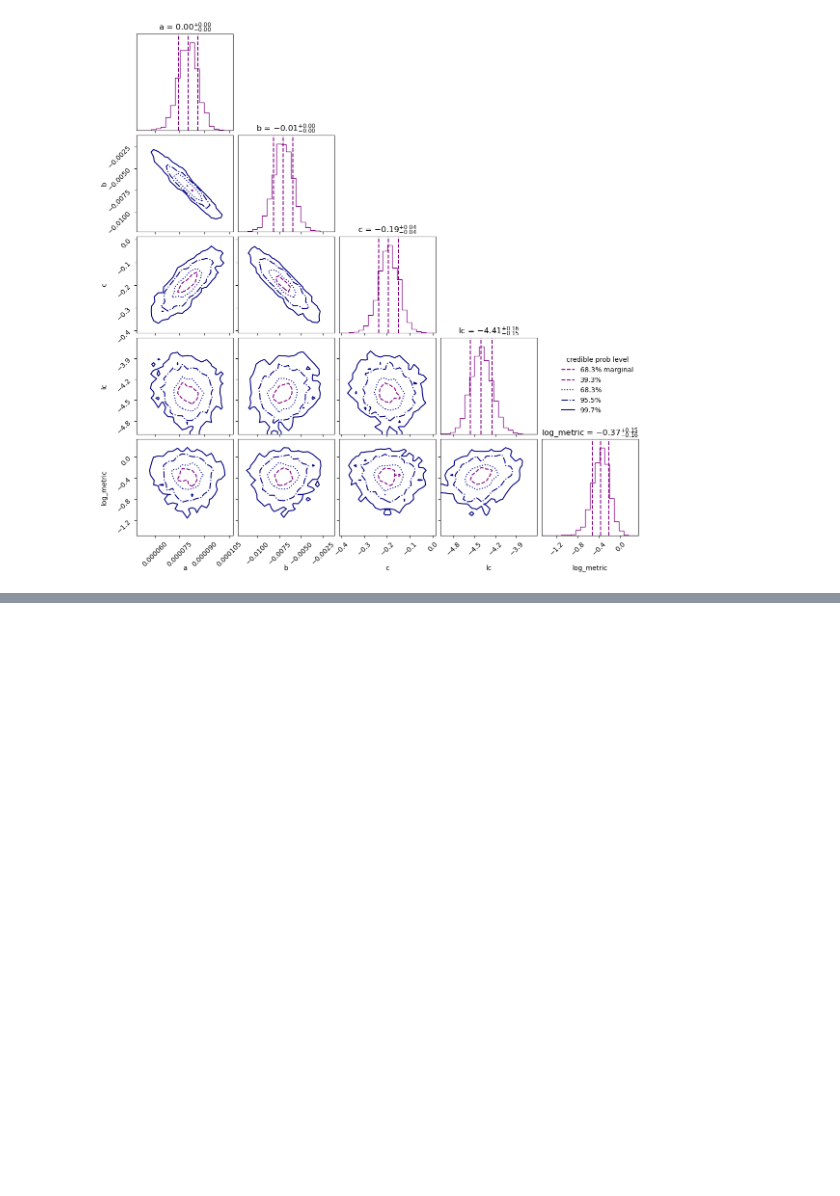
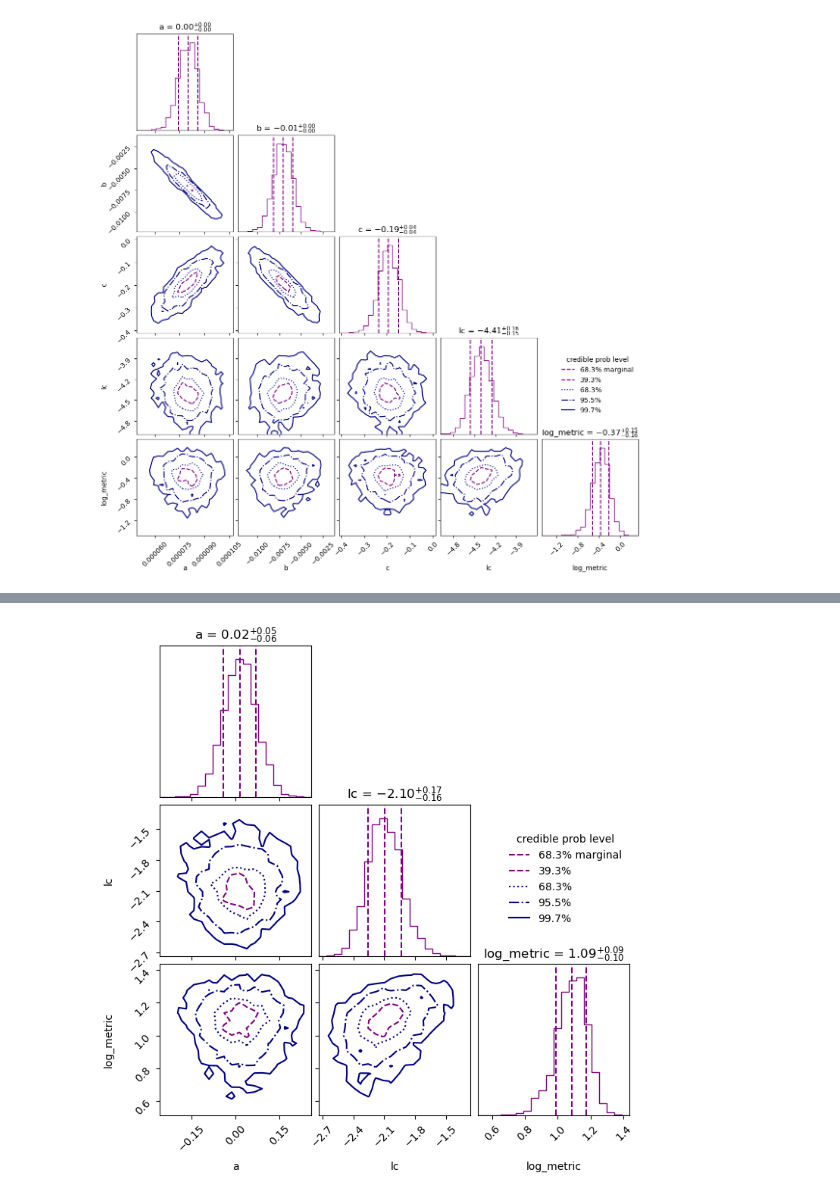
Before and after one commit to EnricoVianelli/GlobalWarming, a Jupyter notebook: global_warming_gp.ipynb, the cells around one changed output, grey strips where cells are left out. Saved outputs shown, nothing was run; the diff lists cells and outputs as text; code cells hidden in the pictures; blank space fills up the shorter version.

```diff
--- a/global_warming_gp.ipynb
+++ b/global_warming_gp.ipynb
@@ -258,6 +258,19 @@ def prior_quadratic_safe(cube):
     params[4] = cube[4] * 15.0 - 2.0
 
     return params
+
+class constant(Model):
+    parameter_names = ("a",)
+    def get_value(self, t):
+        return self.a * np.ones(len(t))
+
+def prior_constant_safe(cube):
+    params = cube.copy()
+    params[0] = cube[0] * 10.0 - 5.0
+    params[1] = cube[1] * 10.0 - 5.0
+    params[2] = cube[2] * 15.0 - 2.0
+
+    return params
 # %%
 print("Inizializzazione Kernel e Dati...")
 kernel = kernels.ConstantKernel(log_constant=1.0) * kernels.ExpSquaredKernel(1.0)
@@ -438,0 +454,28 @@ cornerplot(results_quadratic);
+# %%
+print("Inizializzazione Kernel e Dati...")
+kernel = kernels.ConstantKernel(log_constant=1.0) * kernels.ExpSquaredKernel(1.0)
+constant_model = george.GP(kernel=kernel, mean=constant(a=0.0))
+
+def log_likelihood(params):
+    constant_model.set_parameter_vector(params)
+    return constant_model.log_likelihood(y_data, quiet=True)
+
+t_data = data_air_masked['time_centered'][::12]
+y_data = data_air_masked['Annual_Anomaly'][::12]
+u_data = data_air_masked['Annual_Anomaly_Unc'][::12]
+
+constant_model.compute(t_data, u_data)
+
+param_names = ['a', 'lc', 'log_metric']
+
+print("Preparazione Sampler...")
+sampler_constant = ReactiveNestedSampler(
+    param_names,
+    log_likelihood,
+    prior_constant_safe,
+)
+
+print("Tutto pronto. INIZIO CAMPIONAMENTO!")
+results_constant = sampler_constant.run(min_num_live_points=300)
+
+sampler_constant.print_results()
@@ -438,0 +506,4 @@ cornerplot(results_quadratic);
+# %%
+cornerplot(results_constant);
+# %% [output]
+[figure, added]
```
Also changed, not shown: parts of 2 cells of this notebook.
